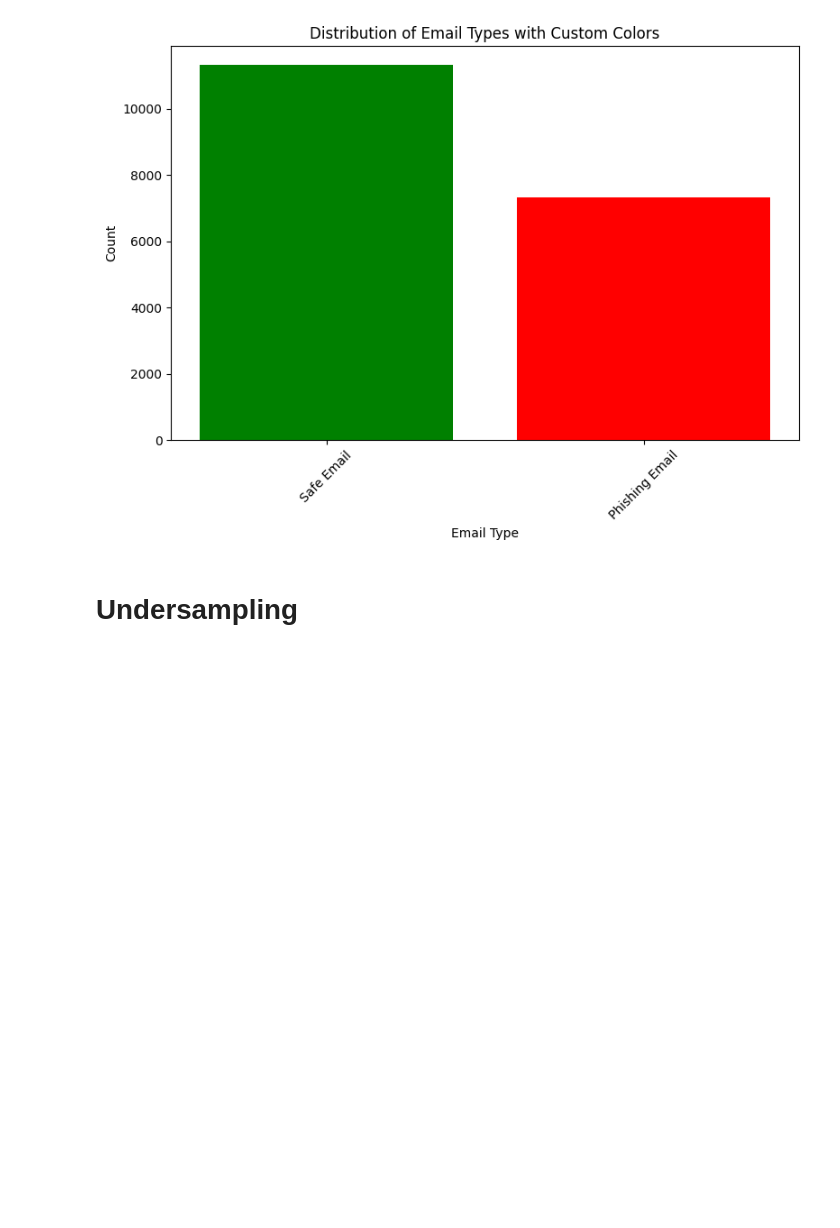
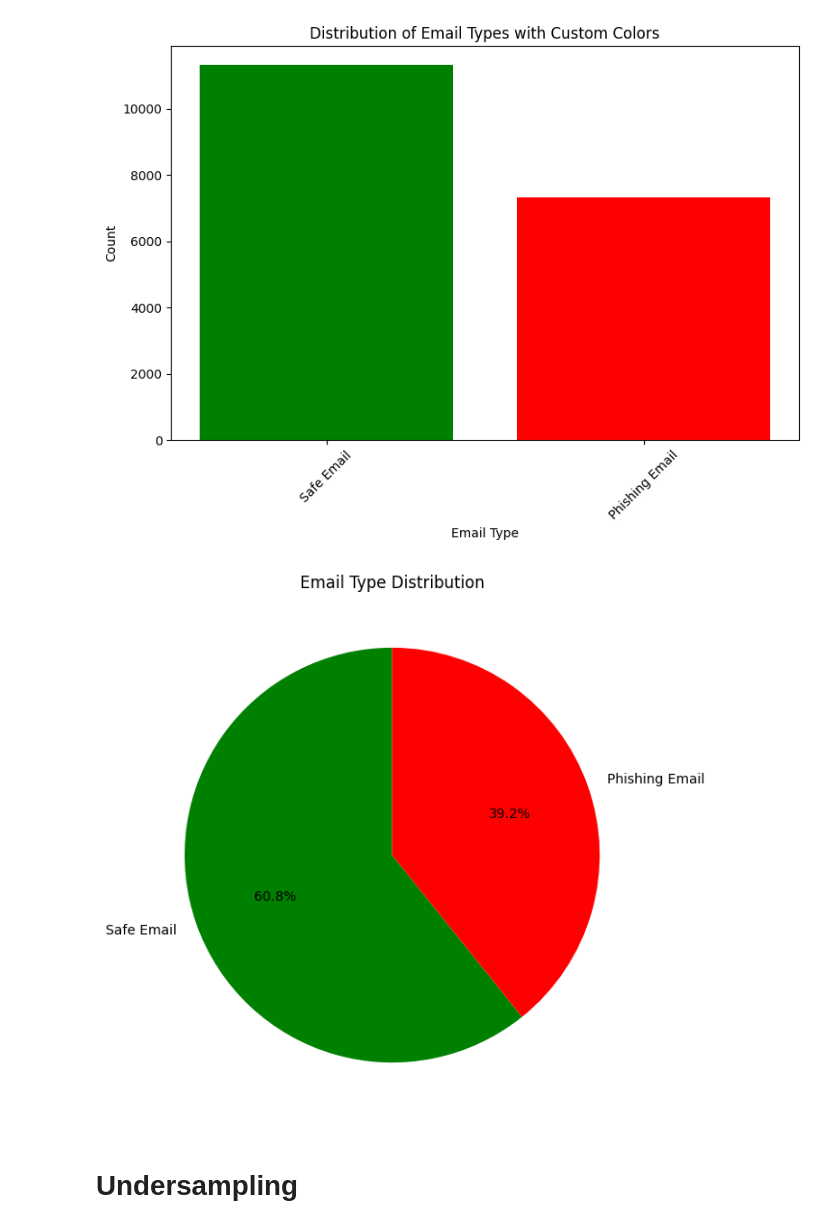
Before and after one commit to akshrasingh/cyber_security, a Jupyter notebook: phishing-email-detection-thesis.ipynb, the cells around one changed output. Drawn from its saved outputs; the diff is of its cells as text; code cells hidden in the pictures; blank space fills up the shorter version.

```diff
--- a/phishing-email-detection-thesis.ipynb
+++ b/phishing-email-detection-thesis.ipynb
@@ -142,3 +162,12 @@ plt.tight_layout()
 plt.show()
 # %% [output]
 [figure]
+# %%
+# Plot a pie chart for the distribution of email types
+plt.figure(figsize=(7, 7))
+plt.pie(email_type_counts, labels=email_type_counts.index,
+        autopct='%1.1f%%', colors=['green', 'red'], startangle=90)
+plt.title('Email Type Distribution')
+plt.show()
+# %% [output]
+[figure, added]
```
Also changed, not shown: parts of 10 cells of this notebook, 1 other file.
